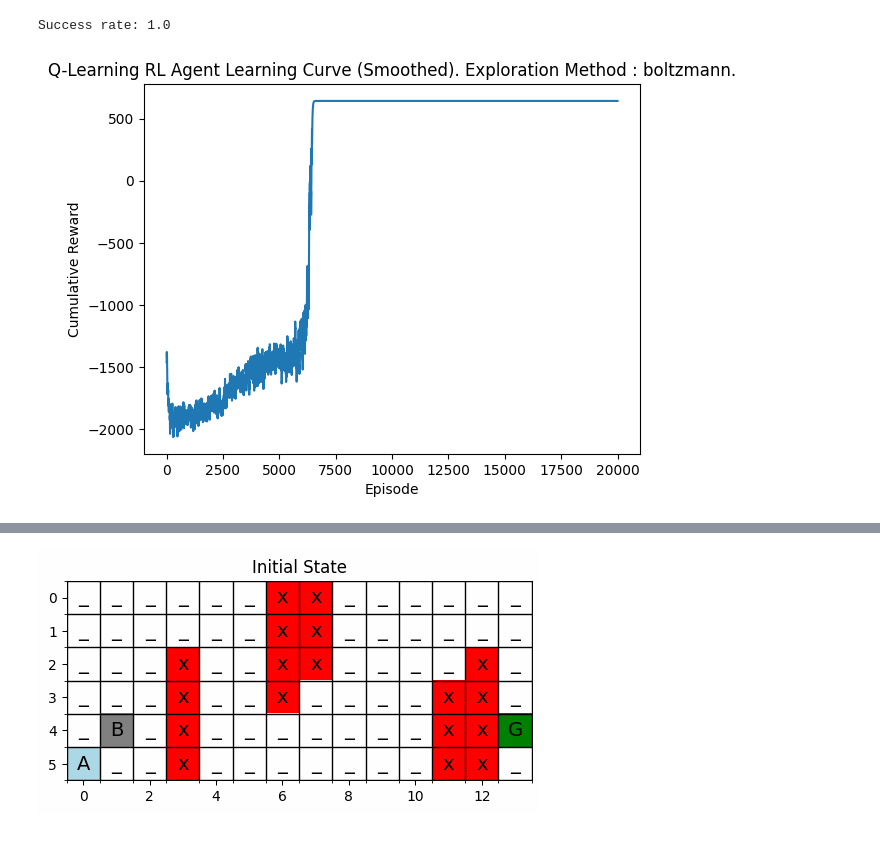
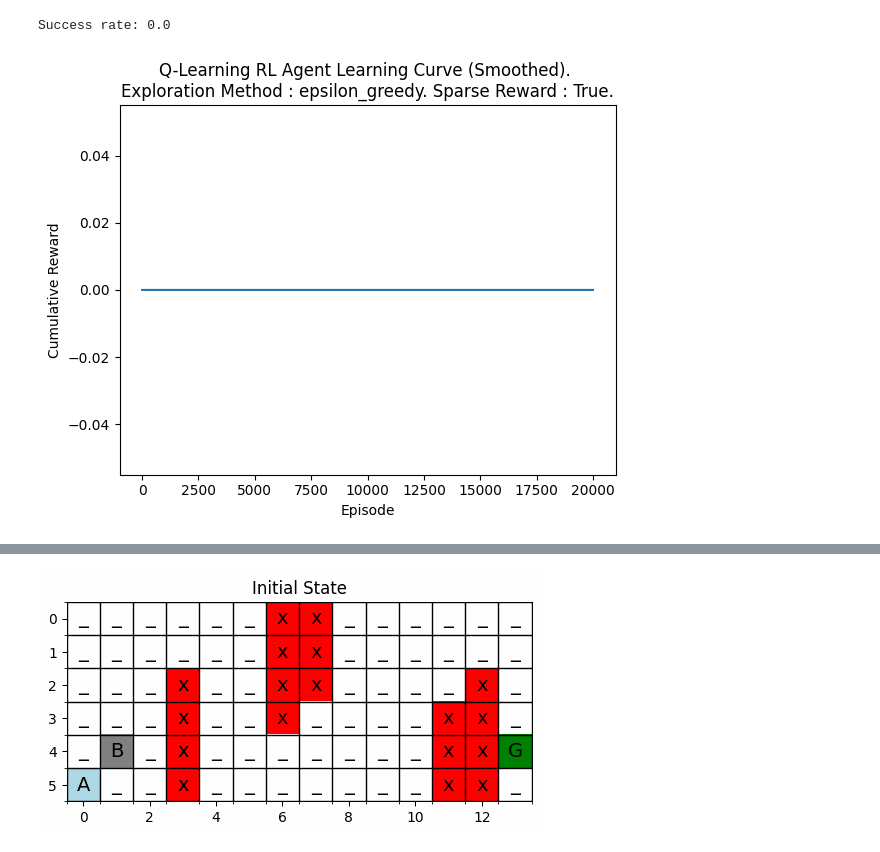
Before and after one commit to Ardacandra/ai6101_rl_agent, a Jupyter notebook: sandbox.ipynb, the cells around one changed output, grey strips where cells are left out. Cells and saved outputs as stored; diff of their text form; code cells hidden in the pictures.

Commit message:
add sparse reward setting

```diff
--- a/sandbox.ipynb
+++ b/sandbox.ipynb
@@ -17,6 +17,15 @@ from PIL import Image
 from IPython.display import Image as IPyImage
 import seaborn as sns
 %matplotlib inline
+# %%
+#set run config
+N_EPISODE = 20000
+
+EXP_METHOD = "epsilon_greedy"
+# EXP_METHOD = "ucb"
+# EXP_METHOD = "boltzmann"
+
+SPARSE_REWARD = True
 # %%
 #prepare folder to save images
 runtime_id = str(int(time.time() * 1000))
@@ -56,39 +65,39 @@ plt.plot(rewards)
 # %%
 #train custom model
-env = CliffBoxGridWorld()
-n_episode = int(20000)
-# exp_method = "epsilon_greedy"
-# exp_method = "ucb"
-exp_method = "boltzmann"
+env = CliffBoxGridWorld(sparse_reward=SPARSE_REWARD)
+n_episode = N_EPISODE
+exp_method = EXP_METHOD
+
 agent = RLAgent(env, num_episodes=n_episode, exp_method=exp_method)
 rewards, cliff_fall_frac = agent.learn()
 
 #save model
-joblib.dump(agent, f"{output_dir}/rl_agent_n_episode_{n_episode}_{exp_method}.pkl")
+sparse = "_sparse" if SPARSE_REWARD else ""
+joblib.dump(agent, f"{output_dir}/rl_agent_n_episode_{n_episode}_{exp_method}{sparse}.pkl")
 
 # Calculate success rate
 final_rewards = np.array(rewards[-2000:])
 success_rate = np.sum(final_rewards > 0) / len(final_rewards)
 print(f"Success rate: {success_rate}")
 
 # Smooth plot
 weight=0.95
 last = rewards[0]
 smoothed = []
 for v in rewards:
     smoothed_val = last * weight + (1 - weight) * v
     smoothed.append(smoothed_val)
     last = smoothed_val
 
 # Plot the learning curve
 plt.plot(smoothed)
 plt.xlabel('Episode')
 plt.ylabel('Cumulative Reward')
-plt.title(f'Q-Learning RL Agent Learning Curve (Smoothed). Exploration Method : {exp_method}.')
+plt.title(f'Q-Learning RL Agent Learning Curve (Smoothed). \nExploration Method : {exp_method}. Sparse Reward : {SPARSE_REWARD}.')
 plt.savefig(f'{output_dir}/learning_curve.png', bbox_inches='tight')
 # %% [output]
-Success rate: 1.0
+Success rate: 0.0
-[figure, old version]
+[figure, new version]
 # %%
 ### ASSIGNMENT START
 
```
Also changed, not shown: parts of 6 cells of this notebook, 1 other file.
